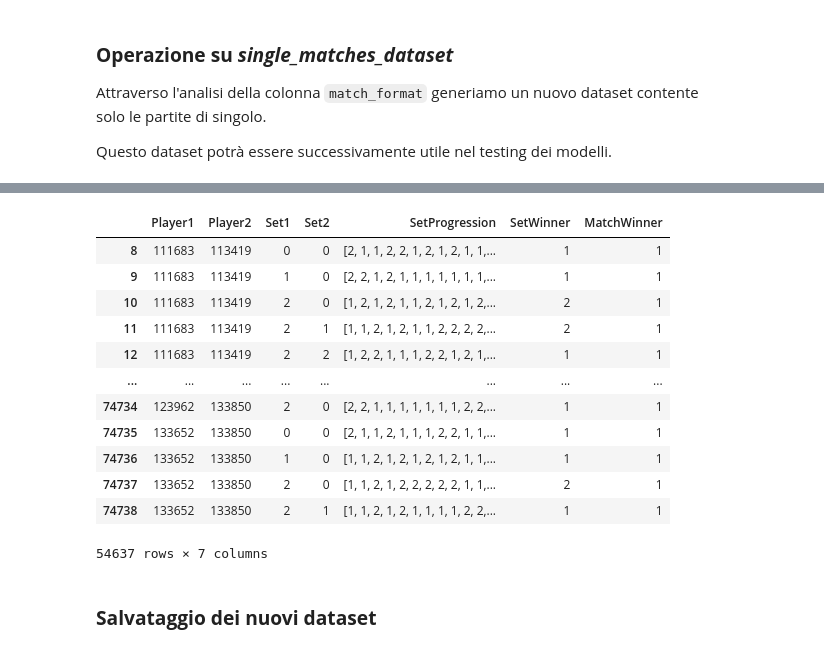
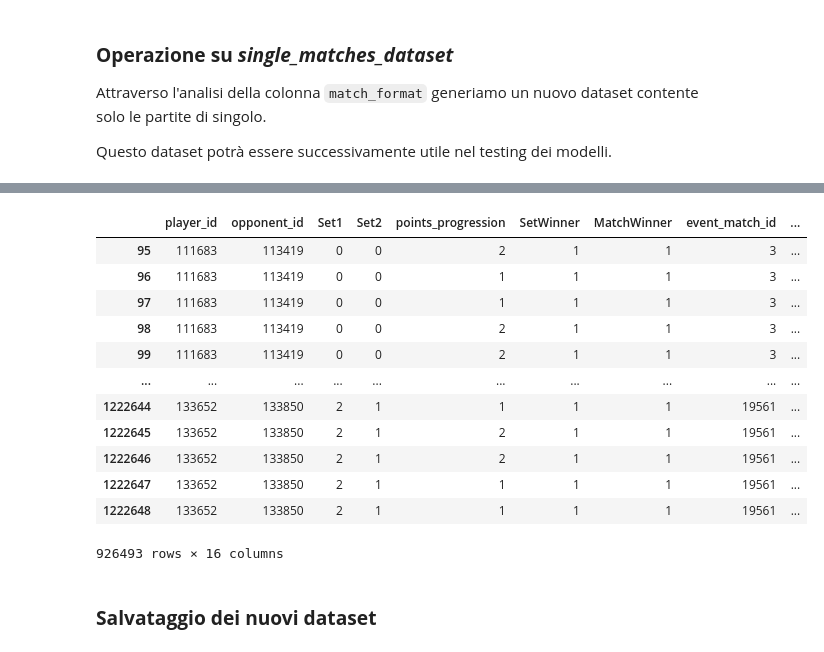
Before and after one commit to oraziotorre/MomentumShiftAI, a Jupyter notebook: TableTennisDataGenerator.ipynb, the cells around one changed output, grey strips where cells are left out. Cells and saved outputs as stored; diff of their text form; code cells hidden in the pictures.

```diff
--- a/TableTennisDataGenerator.ipynb
+++ b/TableTennisDataGenerator.ipynb
@@ -742,0 +786,4 @@ dataset.rename(columns={'opponent_id': 'Player2'}, inplace=True)
+# %%
+dataset['points_progression'] = dataset.apply(
+    lambda row: row['points_progression'] + [row['SetWinner']] if isinstance(row['points_progression'], list) else [row['SetWinner']],
+    axis=1)
@@ -742,0 +847,25 @@ dataset.rename(columns={'opponent_id': 'Player2'}, inplace=True)
+# %%
+# Definiamo le colonne da eliminare
+columns_to_drop = ['is_last_in_set', 'original_index']
+
+dataset_expanded = dataset_expanded.drop(columns=columns_to_drop, axis=1)
+# %%
+def normalize_deuce(value):
+    try:
+        x_str, y_str = value.split('-')
+        x, y = int(x_str), int(y_str)
+
+        if x >= 10 and y >= 10:
+            if x == y:
+                return '10-10'
+            elif x < y:
+                return '10-AD'
+            else:  # x > y
+                return 'AD-10'
+        else:
+            return value
+    except:
+        return value  # In caso di errore (formato imprevisto), restituiamo il valore originale
+
+dataset_expanded['Pts'] = dataset_expanded['Pts'].apply(normalize_deuce)
+dataset_expanded
@@ -742,0 +888,3 @@ dataset.rename(columns={'opponent_id': 'Player2'}, inplace=True)
+# %%
+dataset = dataset_expanded
+dataset
@@ -777,30 +937,26 @@ Vantaggi di questa operazione:
 # %%
 # Definiamo le colonne da eliminare
-columns_to_drop = ['event_id', 'match_id', 'stage_id', 'match_duration','match_stage',
-                   'players_gender','match_start_time','opponent_2_id',
-                  'player_sets_won', 'opponent_sets_won', 'match_scores',
-                  'opponent_points','match_format', 'player_2_id',
-                   'sets_required_to_win', 'current_match_state']
+columns_to_drop = ['event_id', 'match_id','match_format','sets_required_to_win']
 
 # Rimuovo le colonne che non mi interessano
 dataset = dataset.drop(columns=columns_to_drop, axis=1)
 dataset_singles = dataset_singles.drop(columns=columns_to_drop, axis=1)
 
 dataset_singles
 # %% [output]
-|  | Player1 | Player2 | Set1 | Set2 | SetProgression | SetWinner | MatchWinner |
-| 8 | 111683 | 113419 | 0 | 0 | [2, 1, 1, 2, 2, 1, 2, 1, 2, 1, 1,... | 1 | 1 |
-| 9 | 111683 | 113419 | 1 | 0 | [2, 2, 1, 2, 1, 1, 1, 1, 1, 1, 1,... | 1 | 1 |
-| 10 | 111683 | 113419 | 2 | 0 | [1, 2, 1, 2, 1, 1, 2, 1, 2, 1, 2,... | 2 | 1 |
-| 11 | 111683 | 113419 | 2 | 1 | [1, 1, 2, 1, 2, 1, 1, 2, 2, 2, 2,... | 2 | 1 |
-| 12 | 111683 | 113419 | 2 | 2 | [1, 2, 2, 1, 1, 1, 2, 2, 1, 2, 1,... | 1 | 1 |
-| ... | ... | ... | ... | ... | ... | ... | ... |
-| 74734 | 123962 | 133850 | 2 | 0 | [2, 2, 1, 1, 1, 1, 1, 1, 1, 2, 2,... | 1 | 1 |
-| 74735 | 133652 | 133850 | 0 | 0 | [2, 1, 1, 2, 1, 1, 1, 2, 2, 1, 1,... | 1 | 1 |
-| 74736 | 133652 | 133850 | 1 | 0 | [1, 1, 2, 1, 2, 1, 2, 1, 2, 1, 1,... | 1 | 1 |
-| 74737 | 133652 | 133850 | 2 | 0 | [1, 1, 2, 1, 2, 2, 2, 2, 2, 1, 1,... | 2 | 1 |
-| 74738 | 133652 | 133850 | 2 | 1 | [1, 1, 2, 1, 2, 1, 1, 1, 1, 2, 2,... | 1 | 1 |
+|  | player_id | opponent_id | Set1 | Set2 | points_progression | SetWinner | MatchWinner | event_match_id | ... |
+| 95 | 111683 | 113419 | 0 | 0 | 2 | 1 | 1 | 3 | ... |
+| 96 | 111683 | 113419 | 0 | 0 | 1 | 1 | 1 | 3 | ... |
+| 97 | 111683 | 113419 | 0 | 0 | 1 | 1 | 1 | 3 | ... |
+| 98 | 111683 | 113419 | 0 | 0 | 2 | 1 | 1 | 3 | ... |
+| 99 | 111683 | 113419 | 0 | 0 | 2 | 1 | 1 | 3 | ... |
+| ... | ... | ... | ... | ... | ... | ... | ... | ... | ... |
+| 1222644 | 133652 | 133850 | 2 | 1 | 1 | 1 | 1 | 19561 | ... |
+| 1222645 | 133652 | 133850 | 2 | 1 | 2 | 1 | 1 | 19561 | ... |
+| 1222646 | 133652 | 133850 | 2 | 1 | 2 | 1 | 1 | 19561 | ... |
+| 1222647 | 133652 | 133850 | 2 | 1 | 1 | 1 | 1 | 19561 | ... |
+| 1222648 | 133652 | 133850 | 2 | 1 | 1 | 1 | 1 | 19561 | ... |
-54637 rows × 7 columns
+926493 rows × 16 columns
 # %% [markdown]
 ### **Salvataggio dei nuovi dataset**
 # %%
```
Also changed, not shown: parts of 19 cells of this notebook.
